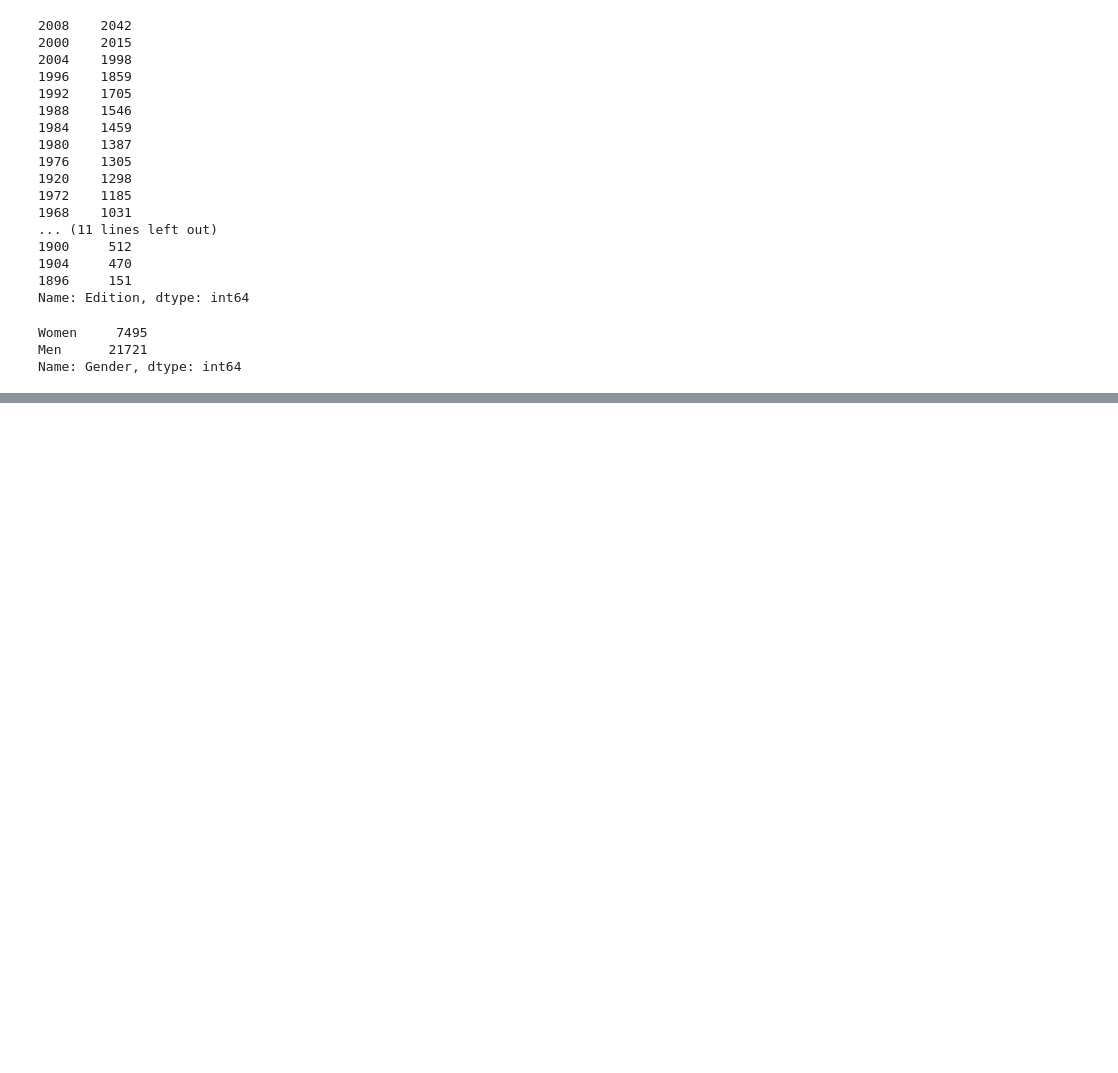
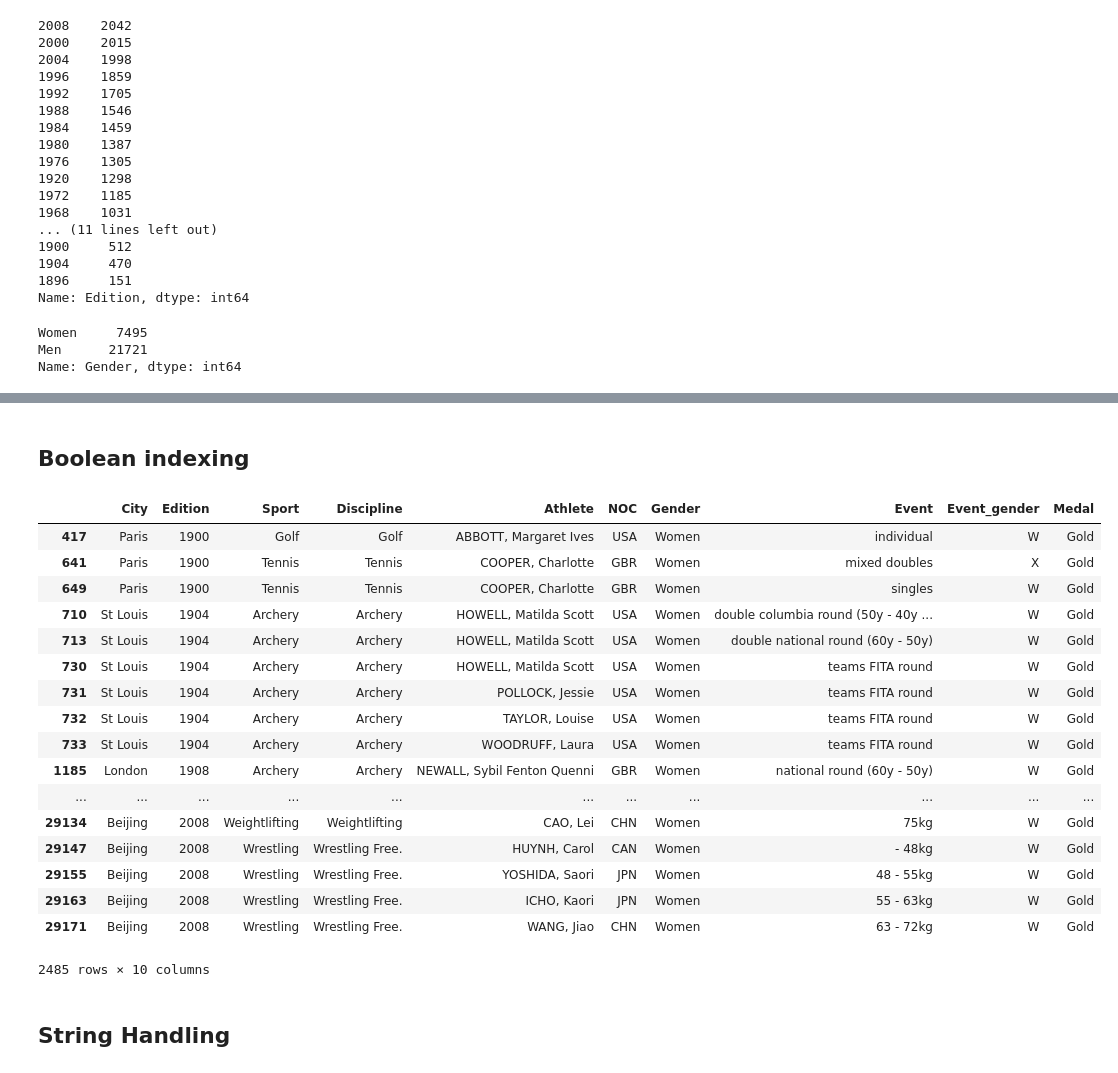
Before and after one commit to cidones/pandas-training, a Jupyter notebook: pandas-training.ipynb, the cells around one changed output, grey strips where cells are left out. Drawn from its saved outputs; the diff is of its cells as text; code cells hidden in the pictures; blank space fills up the shorter version.

Commit message:
boolean indexing

```diff
--- a/pandas-training.ipynb
+++ b/pandas-training.ipynb
@@ -167,0 +209,25 @@ Name: Gender, dtype: int64
+# %% [markdown]
+##    Boolean indexing
+# %%
+oo[(oo.Medal =='Gold') & (oo.Gender == 'Women')]
+# %% [output]
+|  | City | Edition | Sport | Discipline | Athlete | NOC | Gender | Event | Event_gender | Medal |
+| 417 | Paris | 1900 | Golf | Golf | ABBOTT, Margaret Ives | USA | Women | individual | W | Gold |
+| 641 | Paris | 1900 | Tennis | Tennis | COOPER, Charlotte | GBR | Women | mixed doubles | X | Gold |
+| 649 | Paris | 1900 | Tennis | Tennis | COOPER, Charlotte | GBR | Women | singles | W | Gold |
+| 710 | St Louis | 1904 | Archery | Archery | HOWELL, Matilda Scott | USA | Women | double columbia round (50y - 40y ... | W | Gold |
+| 713 | St Louis | 1904 | Archery | Archery | HOWELL, Matilda Scott | USA | Women | double national round (60y - 50y) | W | Gold |
+| 730 | St Louis | 1904 | Archery | Archery | HOWELL, Matilda Scott | USA | Women | teams FITA round | W | Gold |
+| 731 | St Louis | 1904 | Archery | Archery | POLLOCK, Jessie | USA | Women | teams FITA round | W | Gold |
+| 732 | St Louis | 1904 | Archery | Archery | TAYLOR, Louise | USA | Women | teams FITA round | W | Gold |
+| 733 | St Louis | 1904 | Archery | Archery | WOODRUFF, Laura | USA | Women | teams FITA round | W | Gold |
+| 1185 | London | 1908 | Archery | Archery | NEWALL, Sybil Fenton Quenni | GBR | Women | national round (60y - 50y) | W | Gold |
+| ... | ... | ... | ... | ... | ... | ... | ... | ... | ... | ... |
+| 29134 | Beijing | 2008 | Weightlifting | Weightlifting | CAO, Lei | CHN | Women | 75kg | W | Gold |
+| 29147 | Beijing | 2008 | Wrestling | Wrestling Free. | HUYNH, Carol | CAN | Women | - 48kg | W | Gold |
+| 29155 | Beijing | 2008 | Wrestling | Wrestling Free. | YOSHIDA, Saori | JPN | Women | 48 - 55kg | W | Gold |
+| 29163 | Beijing | 2008 | Wrestling | Wrestling Free. | ICHO, Kaori | JPN | Women | 55 - 63kg | W | Gold |
+| 29171 | Beijing | 2008 | Wrestling | Wrestling Free. | WANG, Jiao | CHN | Women | 63 - 72kg | W | Gold |
+2485 rows × 10 columns
+# %% [markdown]
+## String Handling
```
Also changed, not shown: parts of 3 cells of this notebook.
